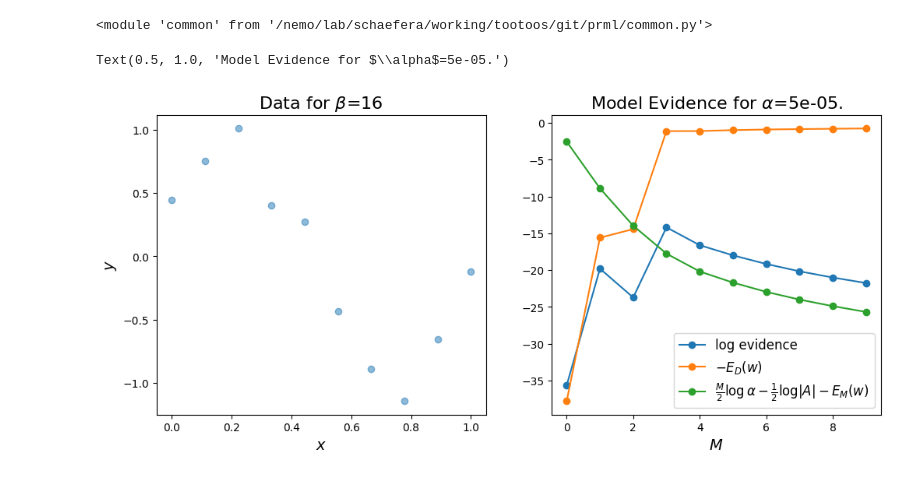
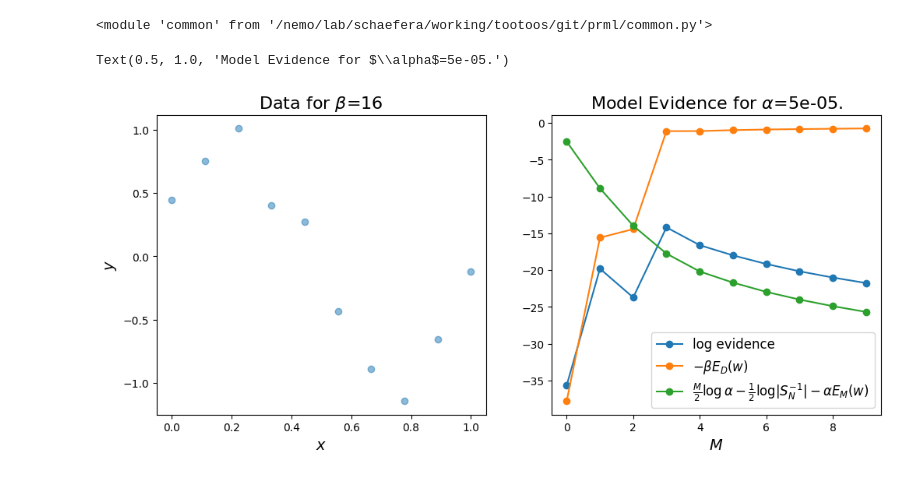
Before and after one commit to stootoon/prml, a Jupyter notebook: chapter-3/3_5_1_evaluation_of_evidence_function.ipynb, the cells around one changed output. Cells and saved outputs as stored; diff of their text form; code cells hidden in the pictures.

Commit message:
Updated labels.

```diff
--- a/chapter-3/3_5_1_evaluation_of_evidence_function.ipynb
+++ b/chapter-3/3_5_1_evaluation_of_evidence_function.ipynb
@@ -44,14 +44,14 @@ log_evidence = array(log_evidence)
 # %%
 figure(figsize=(12,5))
 subplot(1,2,1)
 scatter(x, y, c='C0', marker='o', alpha=0.5, label='data')
 xlabel('$x$', fontsize=14); ylabel('$y$', fontsize=14); title(f"Data for $\\beta$={β:g}", fontsize=16)
 subplot(1,2,2)
 plot(M_vals, log_evidence, 'o-', label='log evidence')
-plot(M_vals, -beE_D,         "o-", label='$-E_D(w)$')
-plot(M_vals, -log_detA/2 + M_vals/2 * log(α) - E_W  ,    'o-', color="C2", label='$\\frac{M}{2} \log \\alpha -\\frac{1}{2}\log |A| - E_M(w)$')
+plot(M_vals, -β * E_D,         "o-", label='$-\\beta E_D(w)$')
+plot(M_vals, -log_detA/2 + M_vals/2 * log(α) - α * E_W  ,    'o-', color="C2", label='$\\frac{M}{2} \log \\alpha -\\frac{1}{2}\log |S_N^{-1}| - \\alpha E_M(w)$')
 xlabel('$M$', fontsize=14); legend(fontsize=12)
 title(f"Model Evidence for $\\alpha$={α:g}.", fontsize=16)
 # %% [output]
 Text(0.5, 1.0, 'Model Evidence for $\\alpha$=5e-05.')
-[figure, old version]
+[figure, new version]
```
